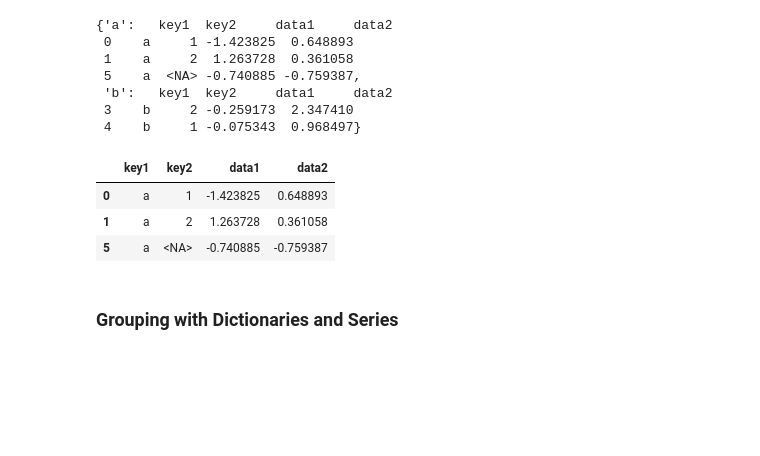
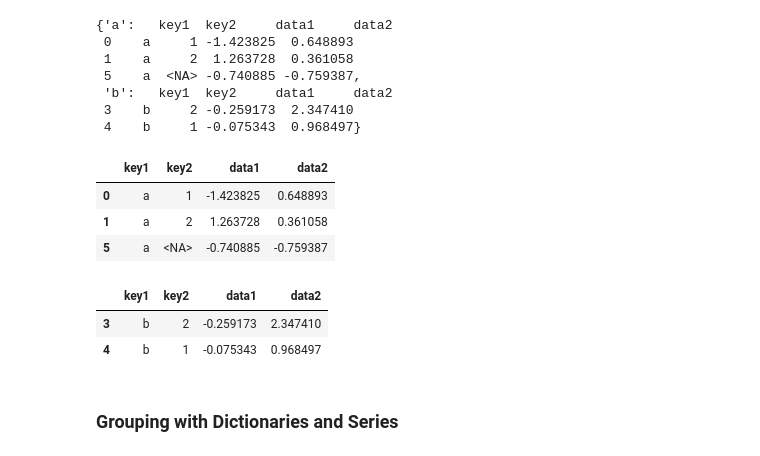
Before and after one commit to mohdkhairilabdulkarim/STQD6014-Data-Science, a Jupyter notebook: Week12_DataAggregation_20240107_WC.ipynb, the cells around one changed output. Saved outputs shown, nothing was run; the diff lists cells and outputs as text; code cells hidden in the pictures; blank space fills up the shorter version.

```diff
--- a/Week12_DataAggregation_20240107_WC.ipynb
+++ b/Week12_DataAggregation_20240107_WC.ipynb
@@ -117,9 +132,13 @@ df
 | 6 | None | 1 | -1.367793 | 0.902198 |
 # %%
 # Iteration using a for loop
-# To access individual data for each key1 value
+# To access individual data for each key1 value -> 'a' and 'b'
 # name -> individual key1 values
 # group -> data associated with the 'name'
+for name, group in df.groupby(df['key1']):
+    print(name)
+    print(group)
+    print("\n----------\n")
 # %% [output]
 a
   key1  key2     data1     data2
@@ -150,6 +171,10 @@ df
 # %%
 # In the case of multiple keys
 # first element will be a tuple of key values
+for (k1, k2), group in df.groupby([df['key1'],df['key2']]):
+    print((k1,k2))
+    print(group)
+    print("\n----------\n")
 # %% [output]
 ('a', 1)
   key1  key2     data1     data2
@@ -171,6 +198,8 @@ df
 # %%
 # Output as a dictionary
 # Compute a dictionary using one-liner
+pieces = {name:group for name, group in df.groupby(df['key1'])}
+pieces
 # %% [output]
 {'a':   key1  key2     data1     data2
  0    a     1 -1.423825  0.648893
@@ -187,6 +217,14 @@ df
 | 0 | a | 1 | -1.423825 | 0.648893 |
 | 1 | a | 2 | 1.263728 | 0.361058 |
 | 5 | a | <NA> | -0.740885 | -0.759387 |
+# %%
+# Accessing individual item in dictionary
+# Using the "key"
+pieces['b']
+# %% [output]
+|  | key1 | key2 | data1 | data2 |
+| 3 | b | 2 | -0.259173 | 2.347410 |
+| 4 | b | 1 | -0.075343 | 0.968497 |
 # %% [markdown]
 ### **Grouping with Dictionaries and Series**
 # %%
```
Also changed, not shown: parts of 45 cells of this notebook.
